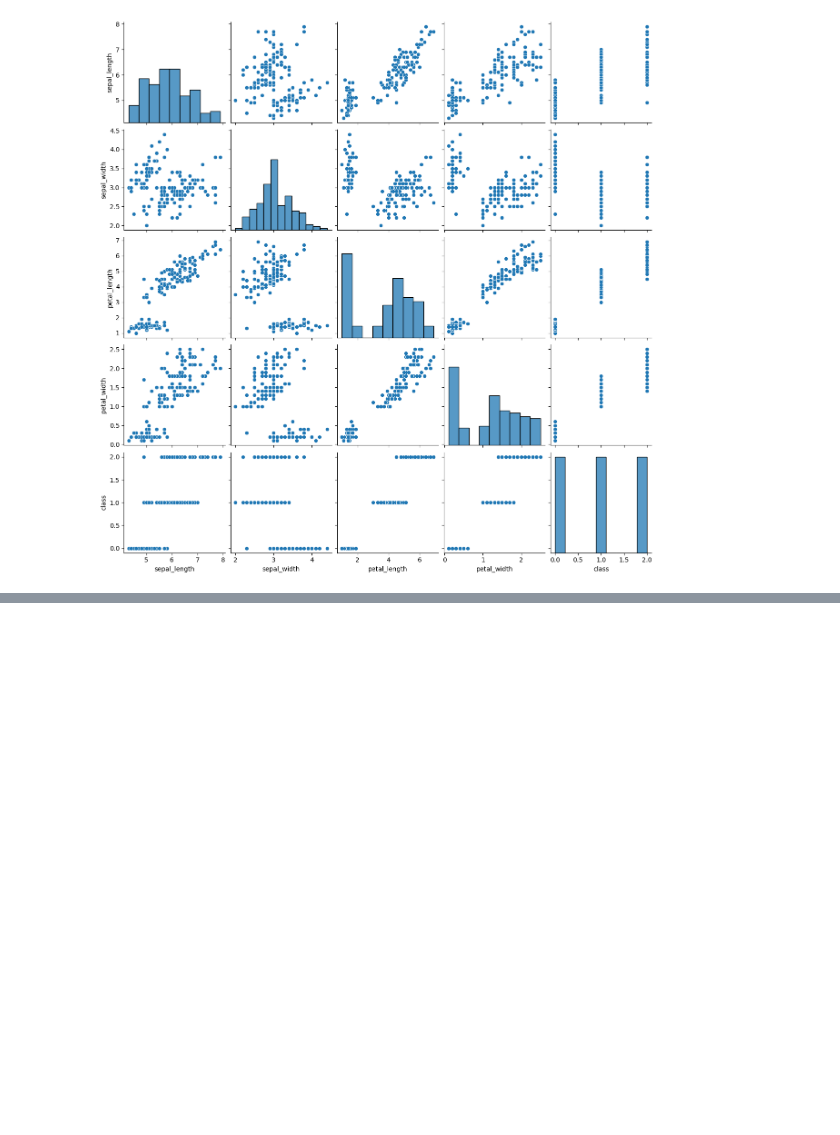
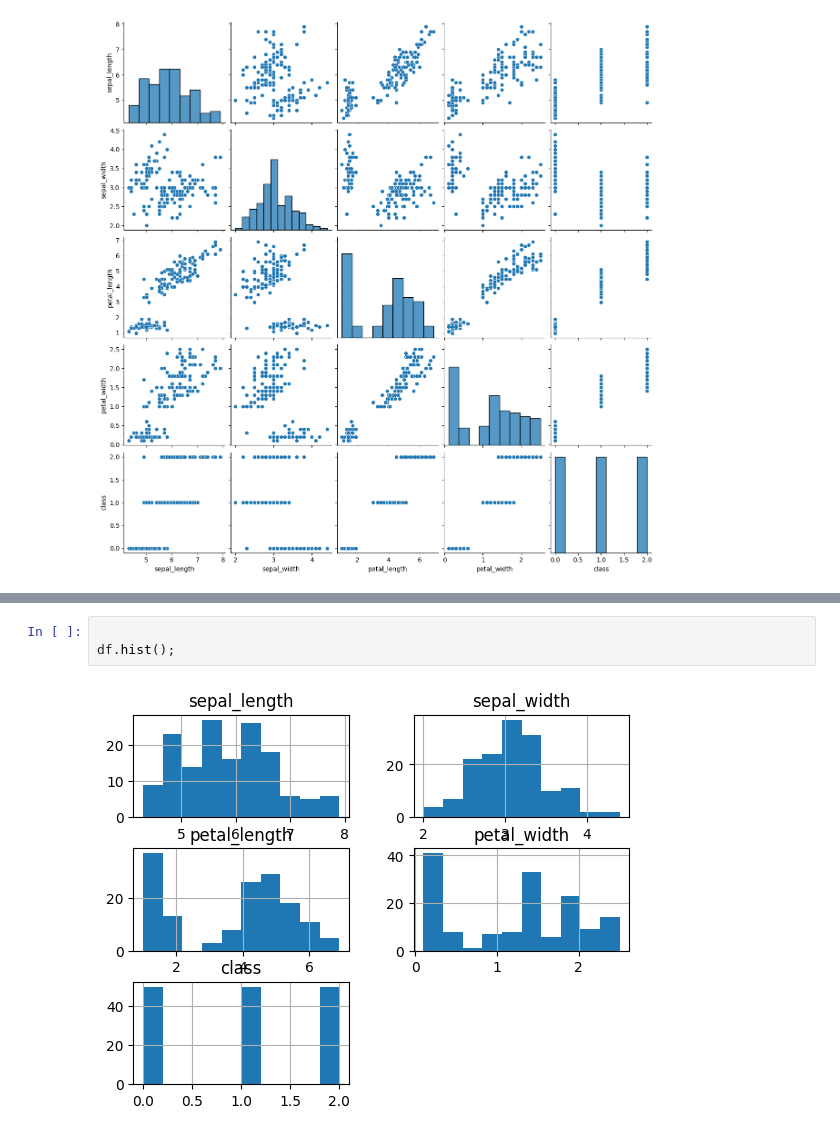
Before and after one commit to huynguyen31231022606-beep/huynguyen261.github.io, a Jupyter notebook: Buoi 04/EDA_Python.ipynb, the cells around one changed output, grey strips where cells are left out. Cells and saved outputs as stored; diff of their text form; blank space fills up the shorter version.

```diff
--- a/Buoi 04/EDA_Python.ipynb
+++ b/Buoi 04/EDA_Python.ipynb
@@ -269,0 +281,5 @@ sns.pairplot(df)
+# %%
+
+df.hist();
+# %% [output]
+[figure, added]
```
Also changed, not shown: parts of 6 cells of this notebook, 1 other file.
